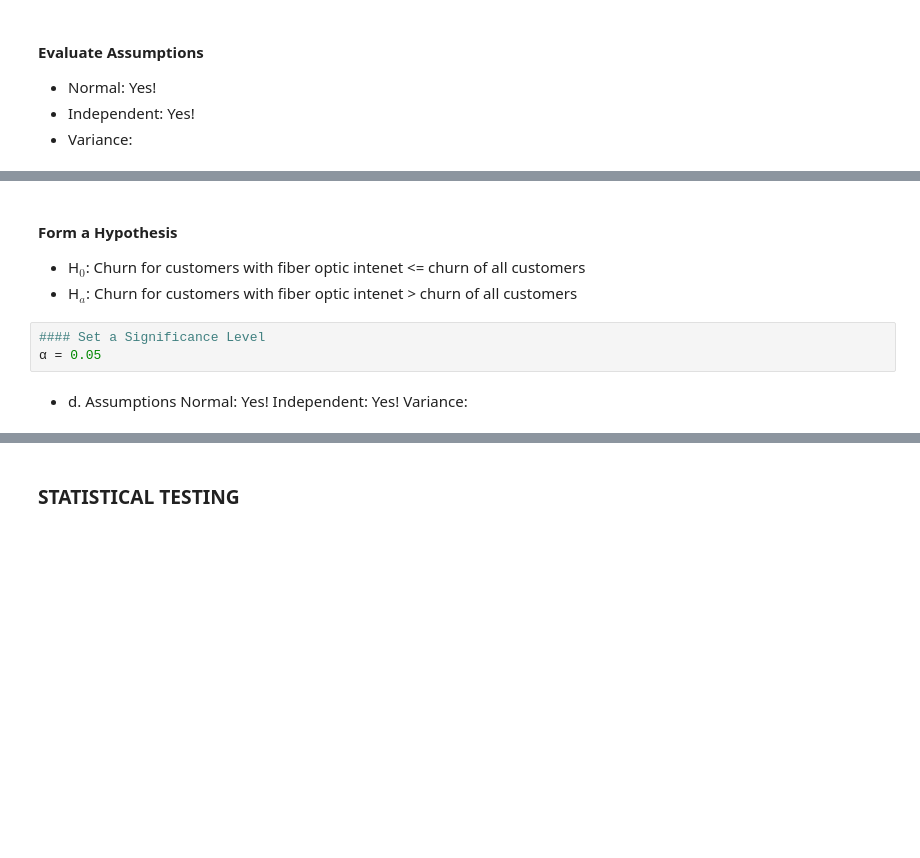
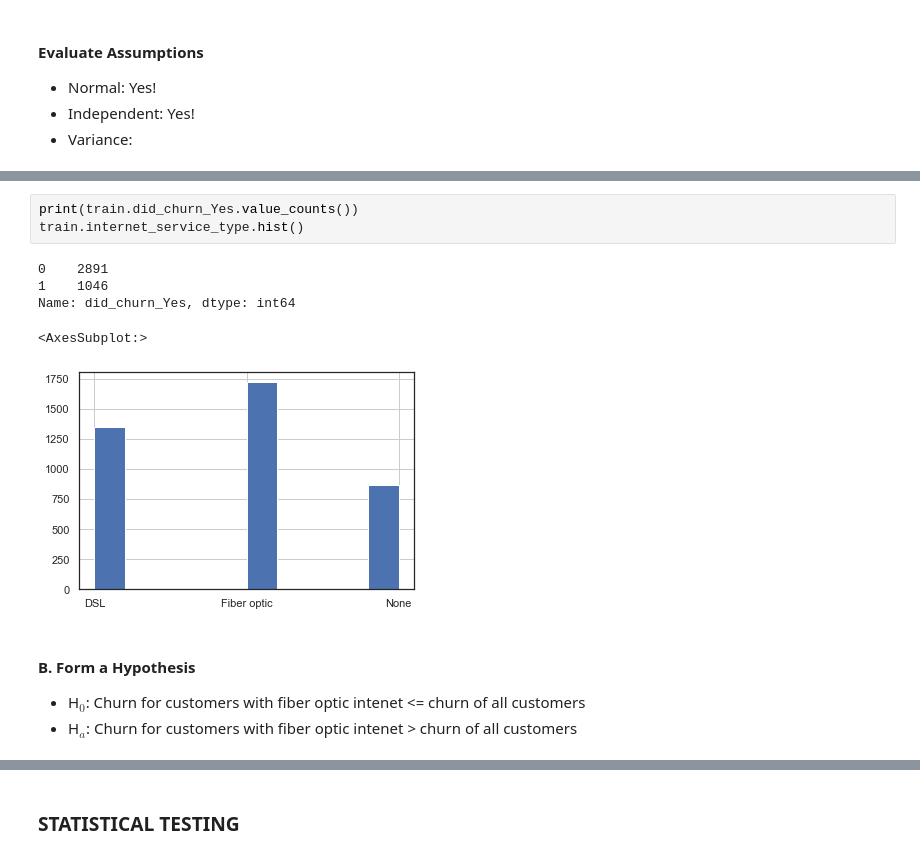
Before and after one commit to rachelrobbinsmayhill/classification-project, a Jupyter notebook: Churn_Work.ipynb, the cells around one changed output, grey strips where cells are left out. Cells and saved outputs as stored; diff of their text form; blank space fills up the shorter version.

```diff
--- a/Churn_Work.ipynb
+++ b/Churn_Work.ipynb
@@ -937,13 +942,14 @@ train.internet_service_type.hist()
+# %%
+print(train.did_churn_Yes.value_counts())
+train.internet_service_type.hist()
+# %% [output]
+0    2891
+1    1046
+Name: did_churn_Yes, dtype: int64
+<AxesSubplot:>
+[figure, added]
 # %% [markdown]
-#### Form a Hypothesis
+#### B. Form a Hypothesis
 
 - H$_{0}$: Churn for customers with fiber optic intenet <= churn of all customers
 - H$_{a}$: Churn for customers with fiber optic intenet > churn of all customers
-# %%
-#### Set a Significance Level
-α = 0.05
-# %% [markdown]
-- d. Assumptions
-Normal: Yes!
-Independent: Yes!
-Variance:
```
Also changed, not shown: parts of 91 cells of this notebook, 1 other file.
